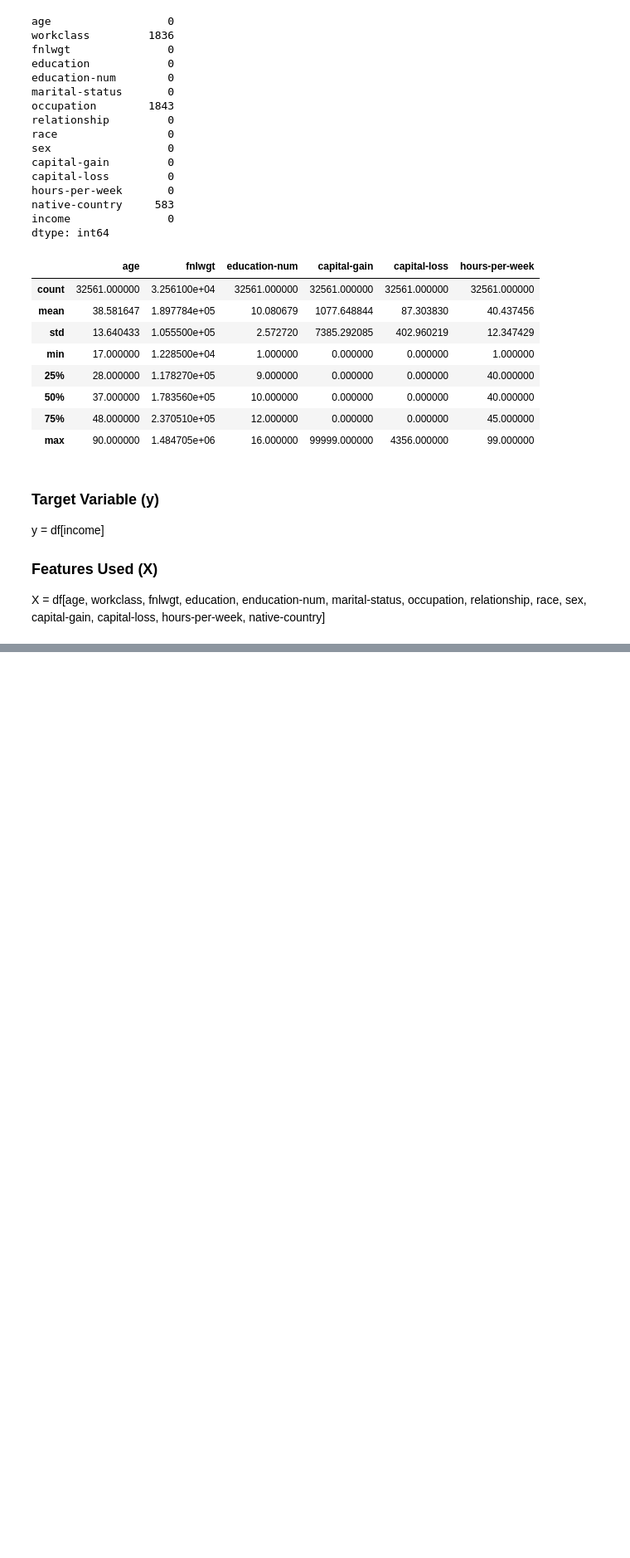
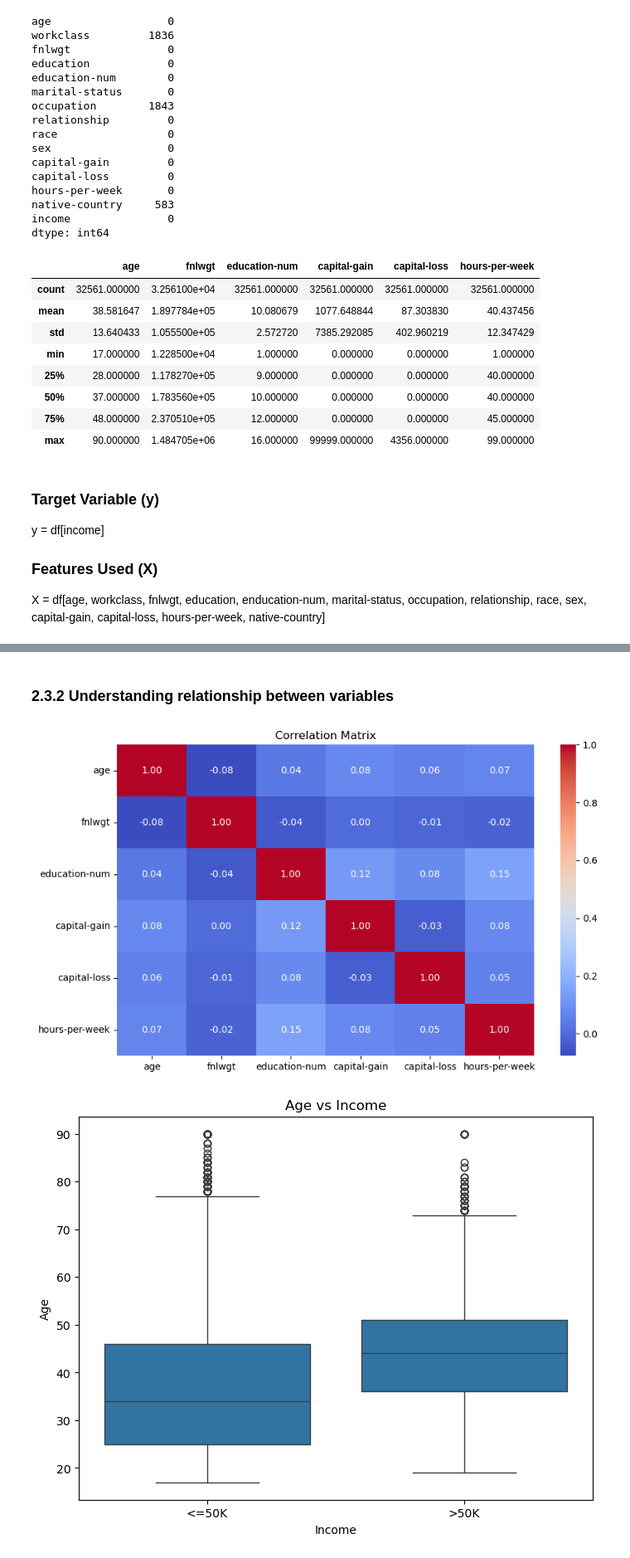
Before and after one commit to limchx/MLDP_Machine_Learning_Project, a Jupyter notebook: MLDP_Code_Submission.ipynb, the cells around one changed output, grey strips where cells are left out. Shown at 83% size. Drawn from its saved outputs; the diff is of its cells as text; code cells hidden in the pictures; blank space fills up the shorter version.

```diff
--- a/MLDP_Code_Submission.ipynb
+++ b/MLDP_Code_Submission.ipynb
@@ -141,0 +200,50 @@ X = df[age, workclass, fnlwgt, education, enducation-num, marital-status, occupa
+# %% [markdown]
+### 2.3.2 Understanding relationship between variables
+# %%
+# Understanding relationship between variables
+
+## Correlation matrix for numerical features
+# Here we check the correlation between numerical features in the dataset
+# We will use a heatmap to visualize the correlation matrix
+corr_matrix = df.select_dtypes(include=[np.number]).corr()
+plt.figure(figsize=(10, 6))
+sns.heatmap(corr_matrix, annot=True, cmap='coolwarm', fmt=".2f")
+plt.title('Correlation Matrix')
+plt.show()
+
+# From the correlation matrix heatmap,
+# we can observe that most of the variablees in the dataset are independant of each other as their correlation values are close to 0.
+# This can be beneficial for machine learning models, as it reduces the risk of multicollinearity and helps in better generalization.
+# We can also observe that in the fnlwgt column, it has negative or 0 correlation with all other numerical features.
+# This suggests that fnlwgt may not be a useful feature for predicting income levels and may be considered for removal during feature selection.
+
+## Here we will compare some of my numerical features against the target variable 'income' using box plots to visualize their distributions based on income levels.
+# Age vs Income
+plt.figure(figsize=(8, 6))
+sns.boxplot(x='income', y='age', data=df)
+plt.title('Age vs Income')
+plt.xlabel('Income')
+plt.ylabel('Age')
+plt.show()
+
+# From the box plot comparing age and income,
+# we can observe that individuals earning >50K tend to be older on average compared to those earning <=50K.
+# The median age for individuals earning >50K is higher, and the interquartile range (IQR) is also shifted towards older ages.
+# This suggests that age may be a factor influencing income levels, with older individuals potentially having more work experience and higher earning potential.
+
+# Hours-per-week vs Income
+plt.figure(figsize=(8, 6))
+sns.boxplot(x='income', y='hours-per-week', data=df)
+plt.title('Hours-per-Week vs Income')
+plt.xlabel('Income')
+plt.ylabel('Hours per Week')
+plt.show()
+
+# From the box plot comparing hours-per-week and income,
+# we can observe that individuals earning >50K tend to work more hours per week on average compared to those earning <=50K.
+# The median hours worked per week for individuals earning >50K is higher, and the interquartile range (IQR) is also shifted towards longer work hours.
+# This suggests that the number of hours worked per week may be a factor influencing income levels,
+# with individuals who work more hours potentially having higher earning potential.
+# %% [output]
+[figure, added]
+[figure, added]
```
Also changed, not shown: parts of 8 cells of this notebook.
